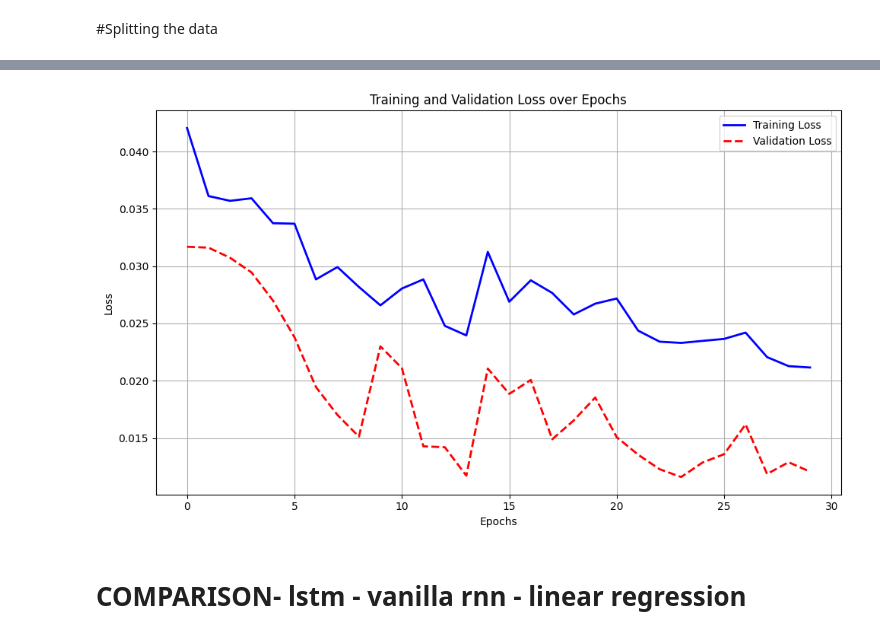
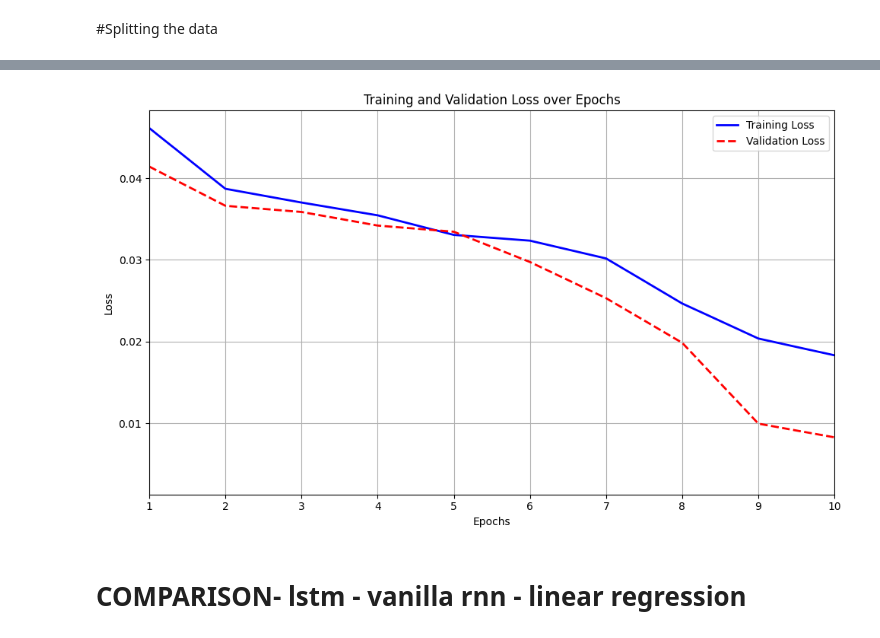
Before and after one commit to Jagoda222/DeepLcourse, a Jupyter notebook: laserproject.ipynb, the cells around one changed output, grey strips where cells are left out. Cells and saved outputs as stored; diff of their text form; code cells hidden in the pictures.

```diff
--- a/laserproject.ipynb
+++ b/laserproject.ipynb
@@ -239,9 +240,10 @@ from sklearn.metrics import mean_squared_error, mean_absolute_error
 # %%
 def build_lstm_model(
     input_shape,              # (lookback, 1)
-    num_layers=1,             # Number of LSTM layers
-    units_per_layer=64,       # Units in each LSTM layer
-    dropout_rate=0.2
+    num_layers,             # Number of LSTM layers
+    units_per_layer,       # Units in each LSTM layer
+    dropout_rate,
+    l2_reg
 ):
     model = Sequential()
 
@@ -263,49 +265,62 @@ def build_lstm_model(
 #Splitting the data
 # %%
 def prepare_data_simple(Xtrain, lookback):
-    Xtrain = Xtrain.flatten()
+    Xtrain = Xtrain.flatten()  # Flatten data to 1D if it's not already
 
-    # 80% split
-    split_idx = int(len(Xtrain) * 0.8)
+    # Calculate the actual size of training and validation data
+    total_samples = len(Xtrain)
+    split_idx = int(total_samples * 0.8)  # 80% training, 20% validation
+
+    # Take into account the lookback, so we ensure enough data points for both training and validation
     train_data = Xtrain[:split_idx]
-    val_data = Xtrain[split_idx - lookback:]
+    val_data = Xtrain[split_idx:]  # No need for overlap here as long as you have enough samples for both sets
 
+    # Create sequences of lookback data
     def create(X):
         Xs, ys = [], []
-        for i in range(lookback, len(X)):
-            Xs.append(X[i - lookback:i])
-            ys.append(X[i])
+        for i in range(lookback, len(X)):  # Start from `lookback` so we have enough data to form the first input
+            Xs.append(X[i - lookback:i])  # Lookback sequence
+            ys.append(X[i])  # Predict the next value
         return np.array(Xs), np.array(ys)
 
+    # Create the training and validation data
     X_train, y_train = create(train_data)
     X_val, y_val = create(val_data)
 
+    # Reshape for LSTM/RNN input: (samples, timesteps, features)
     X_train = X_train[..., np.newaxis]
     X_val = X_val[..., np.newaxis]
 
     return X_train, y_train, X_val, y_val
 # %%
-X_train, y_train, X_val, y_val = prepare_data_simple(Xtrain, lookback=20)
+X_train, y_train, X_val, y_val = prepare_data_simple(Xtrain, lookback=50)
 
-model = build_lstm_model(input_shape=(X_train.shape[1], 1), num_layers=5, units_per_layer=64, dropout_rate=0.2)
+model = build_lstm_model(input_shape=(X_train.shape[1], 1), num_layers=2, units_per_layer=128, dropout_rate=0.3, l2_reg=0.001)
 
 history = model.fit(X_train, y_train,
                     epochs=30,
-                    batch_size=32,
+                    batch_size=64,
                     validation_data=(X_val, y_val),
                     verbose=1)
 
 train_loss = history.history['loss']
 val_loss = history.history['val_loss']
 
+epochs = range(1, len(train_loss) + 1)
+
+# Create the plot
 plt.figure(figsize=(10, 6))
-plt.plot(train_loss, label='Training Loss', color='blue', linewidth=2)
-plt.plot(val_loss, label='Validation Loss', color='red', linestyle='--', linewidth=2)
+plt.plot(epochs, train_loss, label='Training Loss', color='blue', linewidth=2)
+plt.plot(epochs, val_loss, label='Validation Loss', color='red', linestyle='--', linewidth=2)
 plt.title('Training and Validation Loss over Epochs')
 plt.xlabel('Epochs')
 plt.ylabel('Loss')
 plt.legend()
 
+# Set the x-axis limits (optional, if you want it between 1 and 10)
+plt.xlim(1, 10)
+
+
 plt.grid(True)
 plt.tight_layout()
 plt.show()
@@ -330,4 +345,4 @@ Epoch 30/30
-[figure, old version]
+[figure, new version]
 # %% [markdown]
 # COMPARISON- lstm - vanilla rnn - linear regression
 # %%
```
Also changed, not shown: parts of 10 cells of this notebook.
